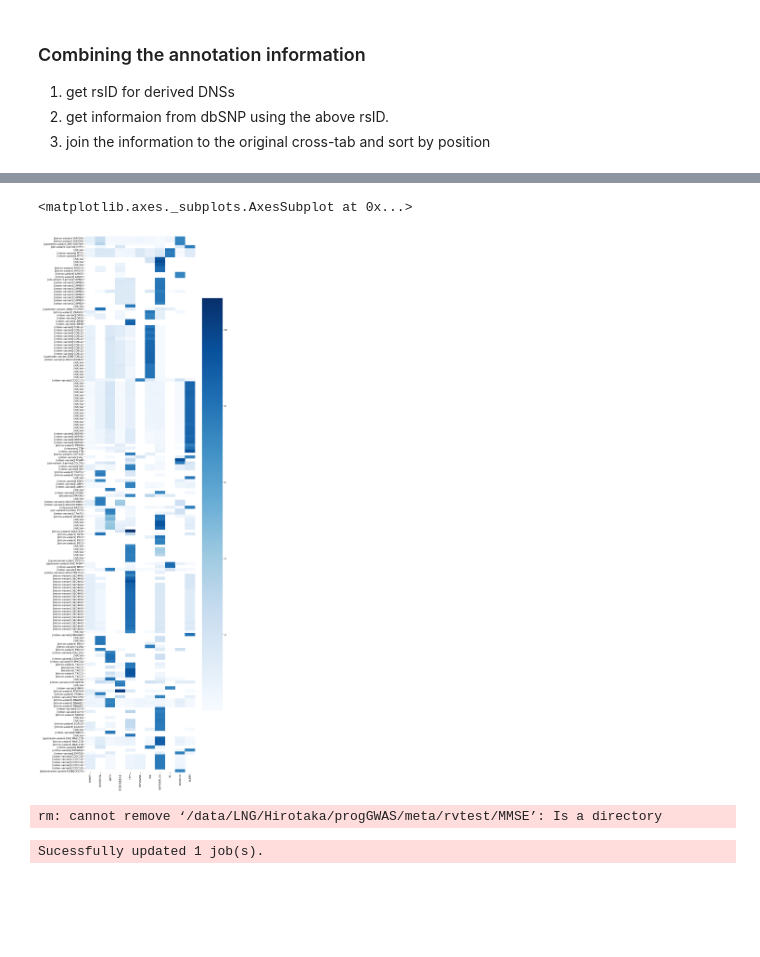
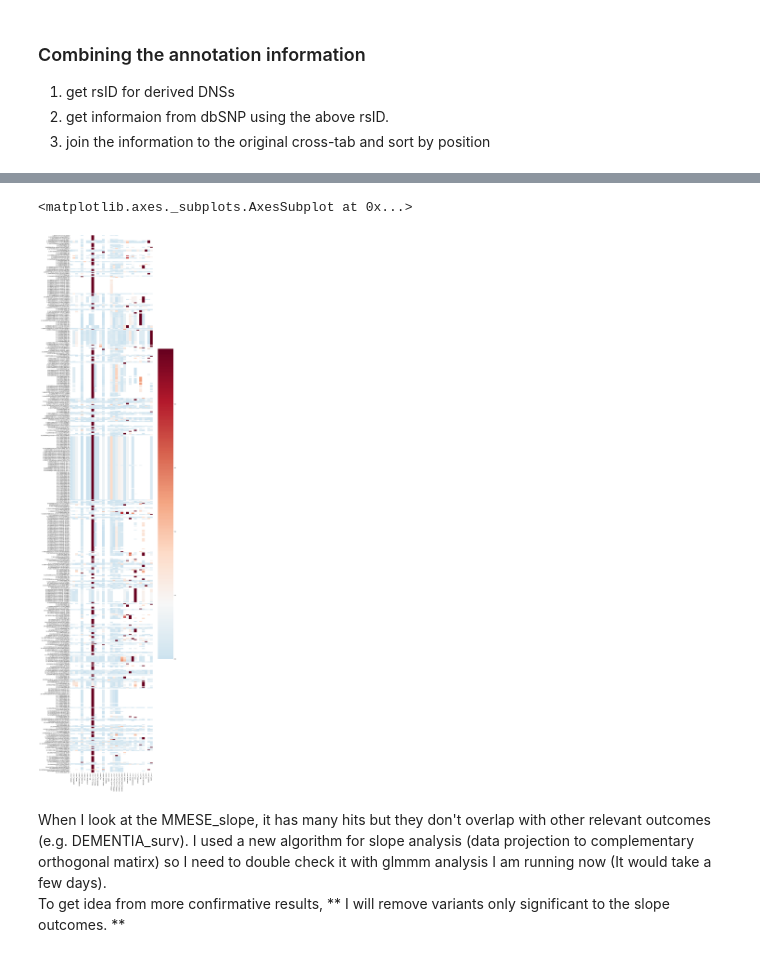
Before and after one commit to hirotaka-i/phenoGWAS, a Jupyter notebook: PostAnalysisScript.ipynb, the cells around one changed output, grey strips where cells are left out. Cells and saved outputs as stored; diff of their text form; code cells hidden in the pictures; blank space fills up the shorter version.

```diff
--- a/PostAnalysisScript.ipynb
+++ b/PostAnalysisScript.ipynb
@@ -127,7 +118,7 @@ import re
 import time
 import pandas as pd
 
-data = pd.read_table("post/allV_rs.txt")
+data = pd.read_table("post/allV_RS.tab")
 IDs = data["ID"] # dbSNP ID
 
 SYMBOLs = []
@@ -198,21 +190,11 @@ import matplotlib.pyplot as plt
 %matplotlib inline
 # %%
 df_out = df.iloc[:, 1:(df.shape[1]-6)]
-df_out.index = "[" + df['FXNCLASS'] + "] " + df['SYMBOL'].format(s='dog',n=5,c='x')
+df_out.index = df['V1'] + "[" + df['FXNCLASS'] + "] " + df['SYMBOL']
 df_out.head()
-fig=plt.figure(figsize=(10, 40), dpi= 80, facecolor='w', edgecolor='k')
-sns.heatmap(df_out,cmap='Blues')
+
+fig=plt.figure(figsize=(15, 80), dpi= 80, facecolor='w', edgecolor='k')
+sns.heatmap(df_out,cmap='RdBu_r', vmin=0, center=1.301, vmax=7.301)
 # %% [output]
 <matplotlib.axes._subplots.AxesSubplot at 0x...>
-[figure, old version]
+[figure, new version]
-# %%
-%%bash
-rm -rf /data/LNG/Hirotaka/progGWAS/meta/rvtest/MMSE #MMSE cannot be meta-analyzed
-# step1: Get the list of variants
-ANALYSIS=rvtest
-RES_FOLDER=/data/LNG/Hirotaka/progGWAS/meta/$ANALYSIS
-for OUTCOME in $(ls $RES_FOLDER);do
-    awk '$10 < 5e-8 {print $1}' $RES_FOLDER/$OUTCOME/meta2.tbl > post/sigV_"$ANALYSIS"_"$OUTCOME".list
-done
-# %% [output]
-rm: cannot remove ‘/data/LNG/Hirotaka/progGWAS/meta/rvtest/MMSE’: Is a directory
@@ -260,5 +201,3 @@ head post/sigV.tab | cut -f 1-5
-# %%
-%%bash
-newwall --jobid 6859122 --time 12:00:00
-# %% [output]
-Sucessfully updated 1 job(s).
+# %% [markdown]
+When I look at the MMESE_slope, it has many hits but they don't overlap with other relevant outcomes (e.g. DEMENTIA_surv). I used a new algorithm for slope analysis (data projection to complementary orthogonal matirx) so I need to double check it with glmmm analysis I am running now (It would take a few days).
+To get idea from more confirmative results, ** I will remove variants only significant to the slope outcomes. **
```
Also changed, not shown: parts of 17 cells of this notebook, 1 other file.
